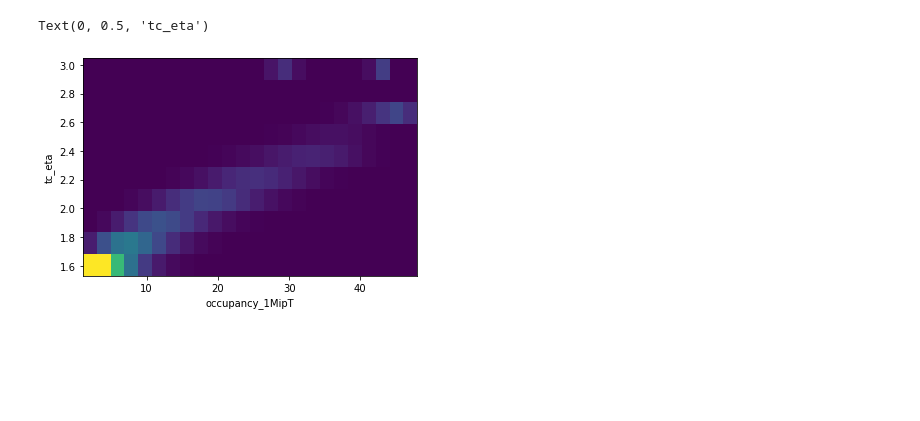
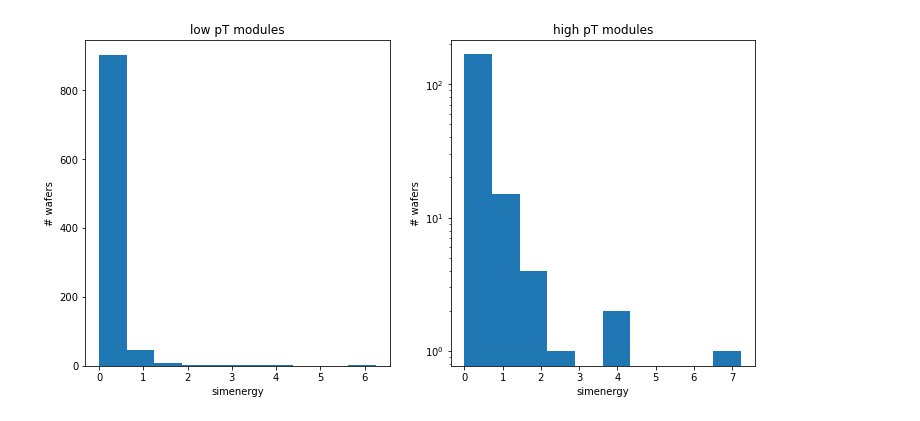
Before and after one commit to rohanshenoy/Ecoder, a Jupyter notebook: TrainingData/dataset_features.ipynb, the cells around one changed output. Drawn from its saved outputs; the diff is of its cells as text; code cells hidden in the pictures; blank space fills up the shorter version.

```diff
--- a/TrainingData/dataset_features.ipynb
+++ b/TrainingData/dataset_features.ipynb
@@ -110 +89,3 @@ tc_data  = pd.read_csv('/ecoderemdvol/EleGun/low_pt_high_eta/data/nElinks_5/5Eli
+# %%
+high_pt_data  = pd.read_csv('high_pt.csv',nrows = 1000000)
 # %%
@@ -151,7 +99,13 @@ Text(0, 0.5, 'tc_eta')
-# %%
-plt.hist2d(occupancy_1MT,tc_data['tc_eta'],bins=(24,10));
-plt.xlabel('occupancy_1MipT')
-plt.ylabel('tc_eta')
-# %% [output]
-Text(0, 0.5, 'tc_eta')
-[figure, removed]
+# %%
+fig, axes = plt.subplots(1,2,figsize=(12,6))
+axes[0].hist(low_pt_data['simenergy'][low_pt_data.simenergy>0],10)
+axes[1].hist(high_pt_data['simenergy'][high_pt_data.simenergy>0],10)
+axes[0].set_xlabel('simenergy')
+axes[0].set_ylabel('# wafers')
+axes[1].set_xlabel('simenergy')
+axes[1].set_ylabel('# wafers')
+plt.yscale('log')
+axes[0].set_title('low pT modules')
+axes[1].set_title('high pT modules');
+# %% [output]
+[figure, added]
```
Also changed, not shown: parts of 48 cells of this notebook.
